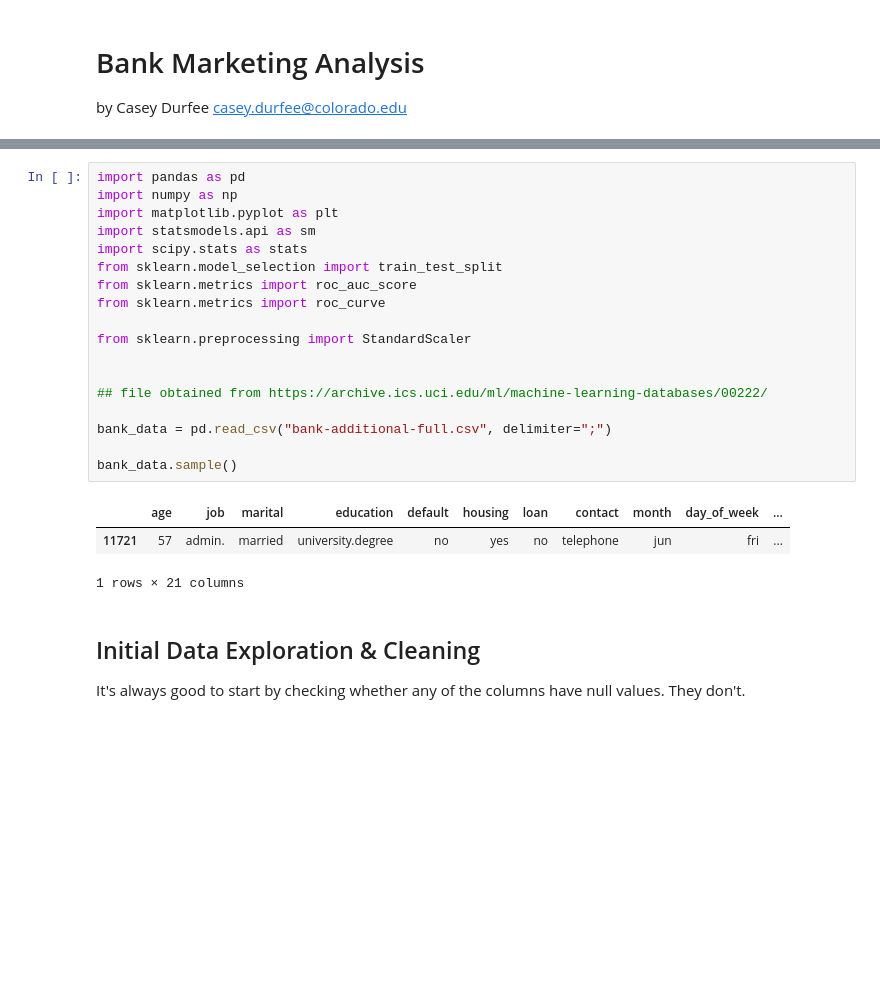
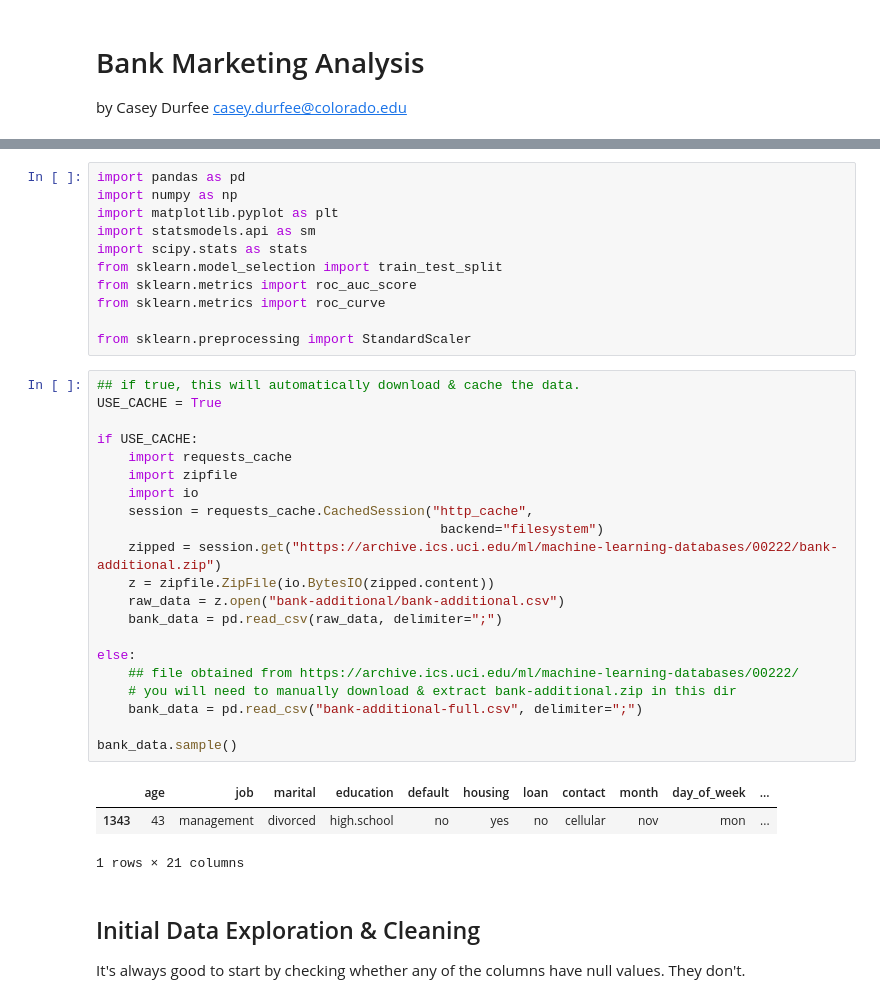
Before and after one commit to csdurfee/bank-marketing, a Jupyter notebook: Bank_Marketing.ipynb, the cells around one changed output, grey strips where cells are left out. Drawn from its saved outputs; the diff is of its cells as text; blank space fills up the shorter version.

```diff
--- a/Bank_Marketing.ipynb
+++ b/Bank_Marketing.ipynb
@@ -27,17 +36,31 @@ from sklearn.metrics import roc_auc_score
 from sklearn.metrics import roc_curve
 
 from sklearn.preprocessing import StandardScaler
-
-
-## file obtained from https://archive.ics.uci.edu/ml/machine-learning-databases/00222/
-
-bank_data = pd.read_csv("bank-additional-full.csv", delimiter=";")
-
-bank_data.sample()
-# %% [output]
-|  | age | job | marital | education | default | housing | loan | contact | month | day_of_week | ... |
-| 11721 | 57 | admin. | married | university.degree | no | yes | no | telephone | jun | fri | ... |
-1 rows × 21 columns
+# %%
+## if true, this will automatically download & cache the data.
+USE_CACHE = True
+
+if USE_CACHE:
+    import requests_cache
+    import zipfile
+    import io
+    session = requests_cache.CachedSession("http_cache",
+                                            backend="filesystem")
+    zipped = session.get("https://archive.ics.uci.edu/ml/machine-learning-databases/00222/bank-additional.zip")
+    z = zipfile.ZipFile(io.BytesIO(zipped.content))
+    raw_data = z.open("bank-additional/bank-additional.csv")
+    bank_data = pd.read_csv(raw_data, delimiter=";")
+
+else:
+    ## file obtained from https://archive.ics.uci.edu/ml/machine-learning-databases/00222/
+    # you will need to manually download & extract bank-additional.zip in this dir
+    bank_data = pd.read_csv("bank-additional-full.csv", delimiter=";")
+
+bank_data.sample()
+# %% [output]
+|  | age | job | marital | education | default | housing | loan | contact | month | day_of_week | ... |
+| 1343 | 43 | management | divorced | high.school | no | yes | no | cellular | nov | mon | ... |
+1 rows × 21 columns
 # %% [markdown]
 ## Initial Data Exploration & Cleaning
 
```
Also changed, not shown: parts of 33 cells of this notebook.
